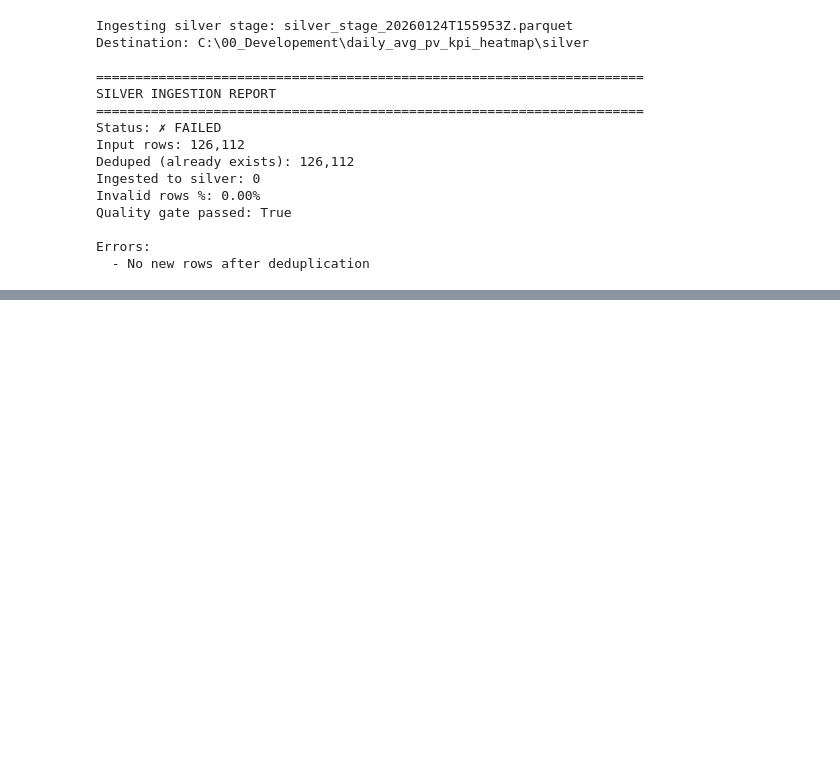
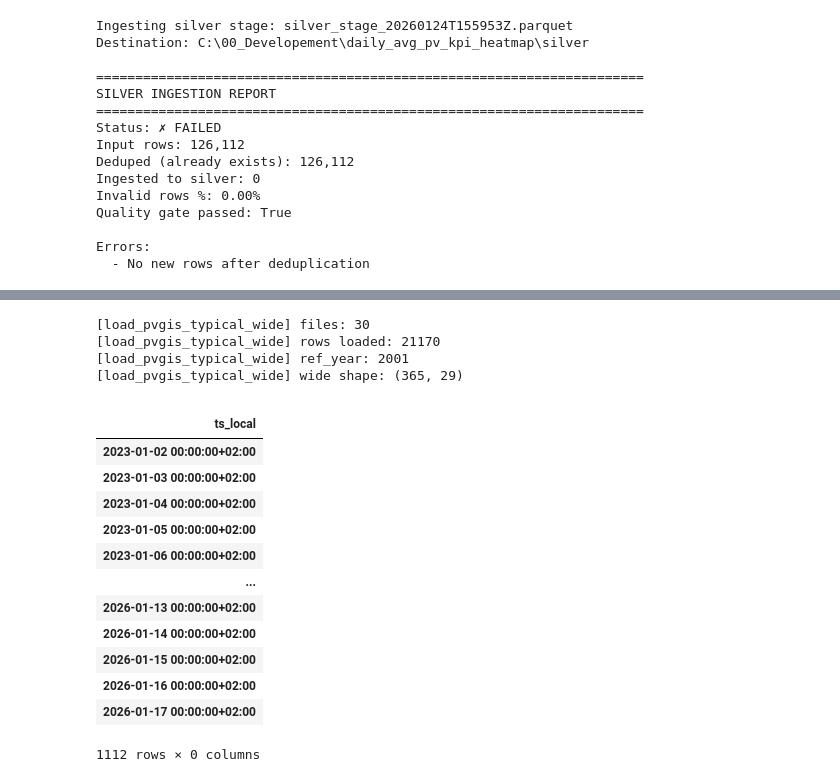
Before and after one commit to steliosvliaros/daily_avg_pv_kpi_heatmap, a Jupyter notebook: notebooks/01_prototype_pvgis_pi_heatmap.ipynb, the cells around one changed output, grey strips where cells are left out. Drawn from its saved outputs; the diff is of its cells as text; code cells hidden in the pictures; blank space fills up the shorter version.

```diff
--- a/notebooks/01_prototype_pvgis_pi_heatmap.ipynb
+++ b/notebooks/01_prototype_pvgis_pi_heatmap.ipynb
@@ -844,13 +1056,11 @@ def load_silver_wide(
 wide = load_silver_wide(
     silver_root=WORKSPACE_ROOT / "silver",
     metadata_path=WORKSPACE_ROOT / "mappings" / "park_metadata.csv",
-    start_date="2015-01-01",
+    start_date="2023-01-01",
     # end_date="2025-03-31",
     status_effective=None,
     only_valid=True,
     flatten_columns=True,
     debug=True,
 )
-
-wide.head()
 # %% [output]
@@ -1050,0 +1074,29 @@ daily_historical = daily_historical[select_columns_if_all_from_text_in_list(dail
+# %%
+pvgis_wide = load_pvgis_typical_wide(
+    workspace_root=WORKSPACE_ROOT,
+    debug=True,
+)
+# %% [output]
+[load_pvgis_typical_wide] files: 30
+[load_pvgis_typical_wide] rows loaded: 21170
+[load_pvgis_typical_wide] ref_year: 2001
+[load_pvgis_typical_wide] wide shape: (365, 29)
+# %%
+power_ratio_pct = calculate_power_ratio_percent(wide, pvgis_wide)
+# %%
+power_ratio_pct
+# %% [output]
+|  |
+| ts_local |
+| 2023-01-02 00:00:00+02:00 |
+| 2023-01-03 00:00:00+02:00 |
+| 2023-01-04 00:00:00+02:00 |
+| 2023-01-05 00:00:00+02:00 |
+| 2023-01-06 00:00:00+02:00 |
+| ... |
+| 2026-01-13 00:00:00+02:00 |
+| 2026-01-14 00:00:00+02:00 |
+| 2026-01-15 00:00:00+02:00 |
+| 2026-01-16 00:00:00+02:00 |
+| 2026-01-17 00:00:00+02:00 |
+1112 rows × 0 columns
```
Also changed, not shown: parts of 16 cells of this notebook, 1 other file.
